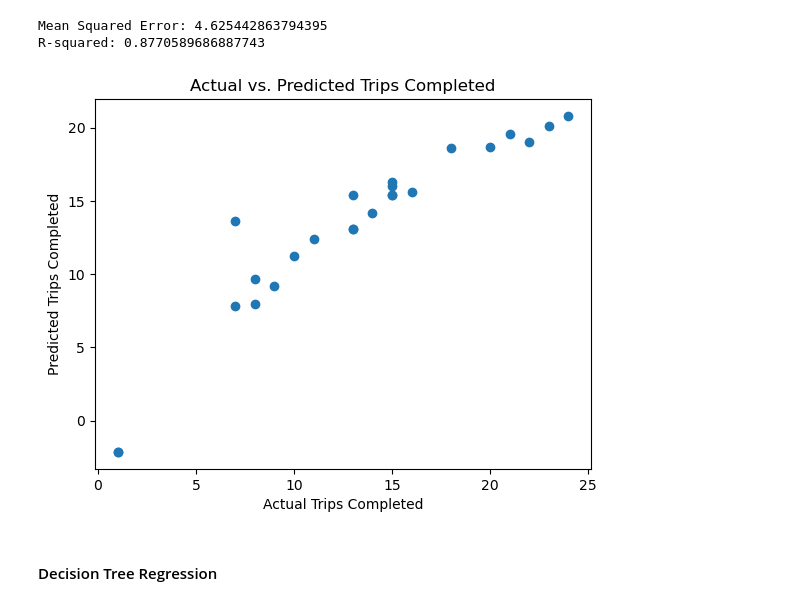
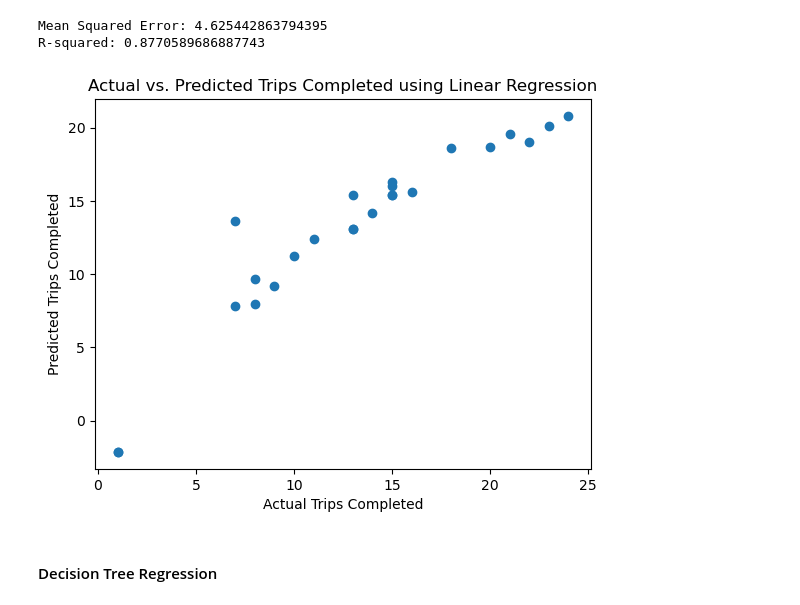
Before and after one commit to jiangyue-amber/uber-analysis, a Jupyter notebook: BI Analysis Prediction.ipynb, the cells around one changed output. Saved outputs shown, nothing was run; the diff lists cells and outputs as text; code cells hidden in the pictures.

```diff
--- a/BI Analysis Prediction.ipynb
+++ b/BI Analysis Prediction.ipynb
@@ -60,11 +60,11 @@ R-squared: 0.8770589686887743
 # %%
 plt.scatter(y_test, y_pred)
 plt.xlabel('Actual Trips Completed')
 plt.ylabel('Predicted Trips Completed')
-plt.title('Actual vs. Predicted Trips Completed')
+plt.title('Actual vs. Predicted Trips Completed using Linear Regression')
 plt.show()
 # %% [output]
-[figure, old version]
+[figure, new version]
 # %% [markdown]
 #### Decision Tree Regression
 # %%
```
Also changed, not shown: parts of 4 cells of this notebook.
